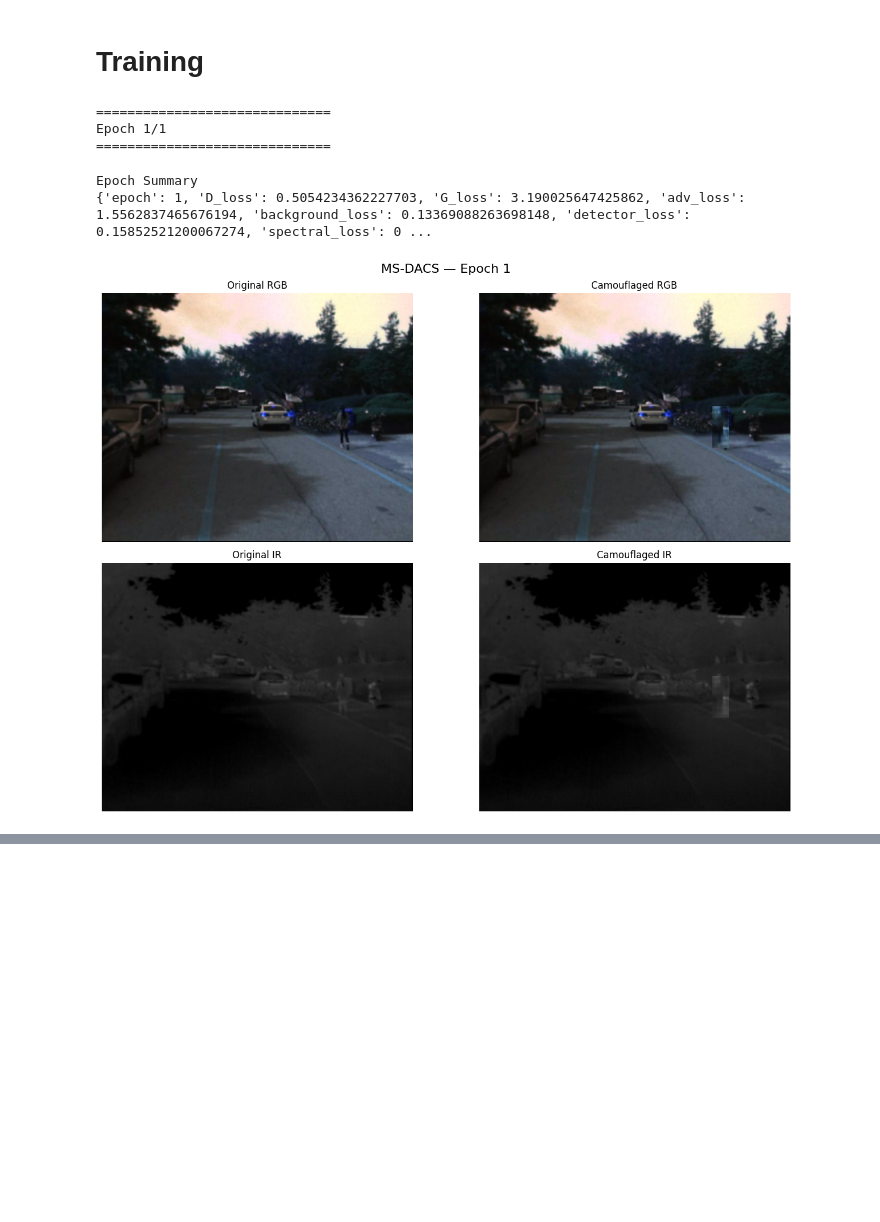
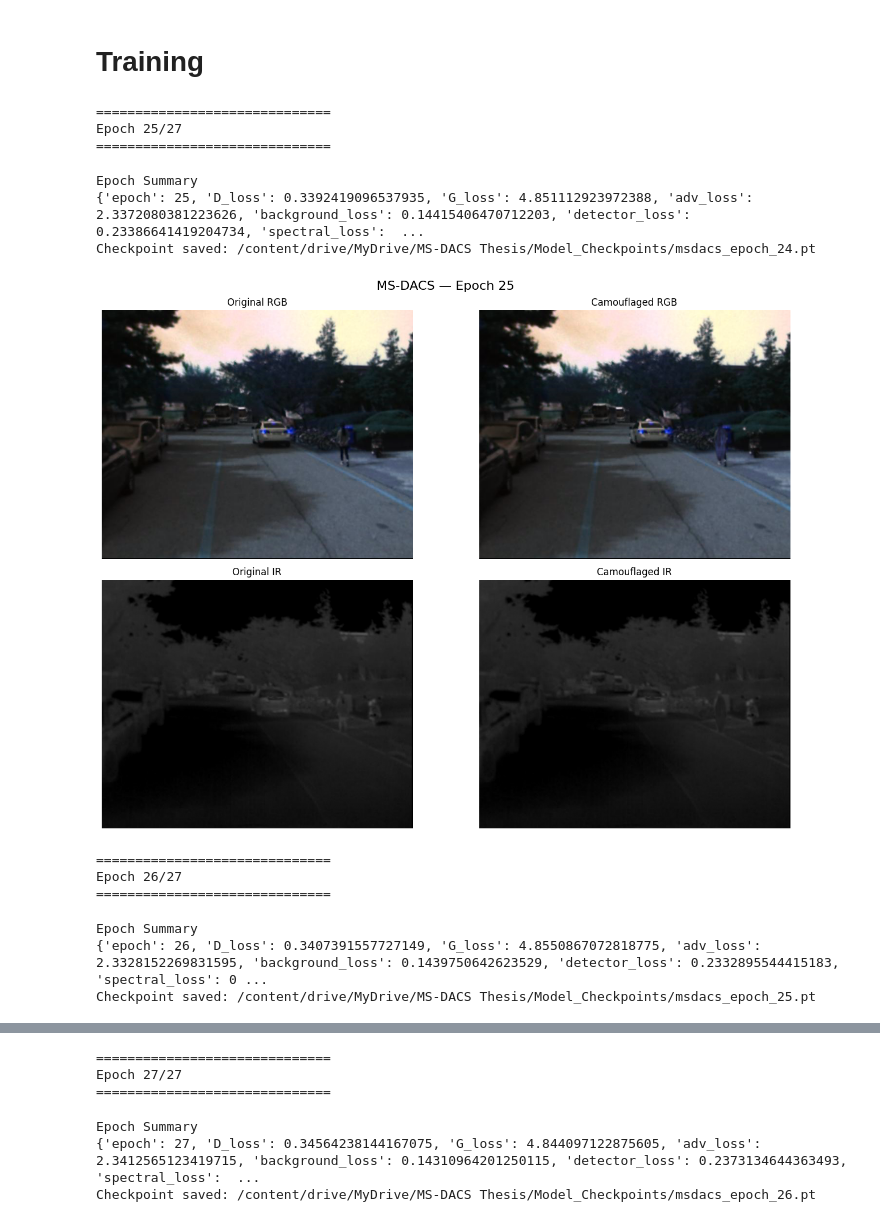
Before and after one commit to Debnath-Goutam/MS-DACS, a Jupyter notebook: MSDACS_Updated.ipynb, the cells around one changed output, grey strips where cells are left out. Cells and saved outputs as stored; diff of their text form; code cells hidden in the pictures; blank space fills up the shorter version.

Commit message:
Candidates finalized, final model selection

```diff
--- a/MSDACS_Updated.ipynb
+++ b/MSDACS_Updated.ipynb
@@ -2205,7 +2457,7 @@ def multispectral_consistency_loss(
     )
 
 
-    return F.l1_loss(
+    return nnF.l1_loss(
         rgb_structure,
         ir_structure
     )
@@ -2542,7 +2794,7 @@ train_loader = DataLoader(
     training_dataset,
     batch_size=4,
     shuffle=True,
-    num_workers=0,    # set 2 or higher during full training
+    num_workers=4,    # set 2 or higher during full training
     pin_memory=True,
     collate_fn=msdacs_collate_fn
 )
@@ -2606,7 +2858,7 @@ def visualize_epoch_camouflage(
     motion_std,
     device,
     epoch=None,
-    alpha=0.5
+    alpha=1
 ):
 
     # ========================================================
@@ -3027,7 +3279,7 @@ def detector_score_fn(
 
 
     # Resize detector input
-    yolo_input = F.interpolate(
+    yolo_input = nnF.interpolate(
         yolo_input,
         size=(640, 640),
         mode="bilinear",
@@ -5319,42 +6882,50 @@ detector_test_history = train_msdacs(
 
     device=device,
 
-    epochs=1,
+    epochs=3,
+    start_epoch=24,
 
     # --------------------------------------------------------
     # Loss weights
     # --------------------------------------------------------
 
     lambda_adv=1.0,
 
-    lambda_background=10.0,
+    lambda_background=12.0,
 
-    lambda_detector=0.5,
+    lambda_detector=1.5,
 
-    lambda_spectral=1.0,
+    lambda_spectral=1.5,
 
     # --------------------------------------------------------
     # Differentiable detectors
     # --------------------------------------------------------
 
     detector_score_fn=detector_score_fn,
 
     # --------------------------------------------------------
     # Small initial test
     # --------------------------------------------------------
 
     # max_batches=20,
 
     # --------------------------------------------------------
     # Visualization
     # --------------------------------------------------------
 
     visualization_sample=visualization_sample
 )
 # %% [output]
 ==============================
-Epoch 1/1
+Epoch 25/27
 ==============================
 Epoch Summary
-{'epoch': 1, 'D_loss': 0.5054234362227703, 'G_loss': 3.190025647425862, 'adv_loss': 1.5562837465676194, 'background_loss': 0.13369088263698148, 'detector_loss': 0.15852521200067274, 'spectral_loss': 0 ...
+{'epoch': 25, 'D_loss': 0.3392419096537935, 'G_loss': 4.851112923972388, 'adv_loss': 2.3372080381223626, 'background_loss': 0.14415406470712203, 'detector_loss': 0.23386641419204734, 'spectral_loss':  ...
+Checkpoint saved: /content/drive/MyDrive/MS-DACS Thesis/Model_Checkpoints/msdacs_epoch_24.pt
-[figure, old version]
+[figure, new version]
+==============================
+Epoch 26/27
+==============================
+Epoch Summary
+{'epoch': 26, 'D_loss': 0.3407391557727149, 'G_loss': 4.8550867072818775, 'adv_loss': 2.3328152269831595, 'background_loss': 0.1439750642623529, 'detector_loss': 0.2332895544415183, 'spectral_loss': 0 ...
+Checkpoint saved: /content/drive/MyDrive/MS-DACS Thesis/Model_Checkpoints/msdacs_epoch_25.pt
@@ -5360,0 +6933,6 @@ Epoch Summary
+==============================
+Epoch 27/27
+==============================
+Epoch Summary
+{'epoch': 27, 'D_loss': 0.34564238144167075, 'G_loss': 4.844097122875605, 'adv_loss': 2.3412565123419715, 'background_loss': 0.14310964201250115, 'detector_loss': 0.2373134644363493, 'spectral_loss':  ...
+Checkpoint saved: /content/drive/MyDrive/MS-DACS Thesis/Model_Checkpoints/msdacs_epoch_26.pt
```
Also changed, not shown: parts of 35 cells of this notebook.
